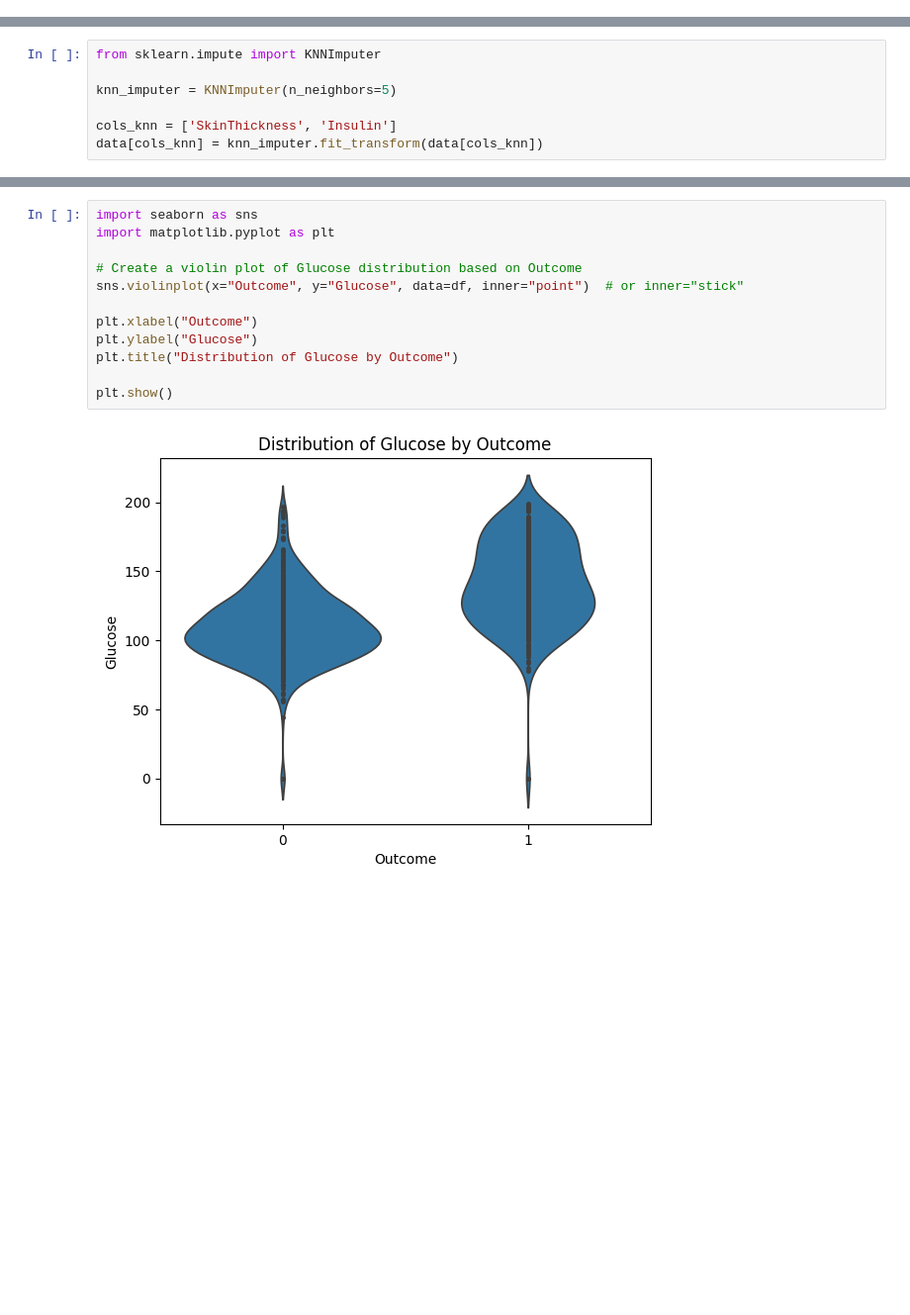
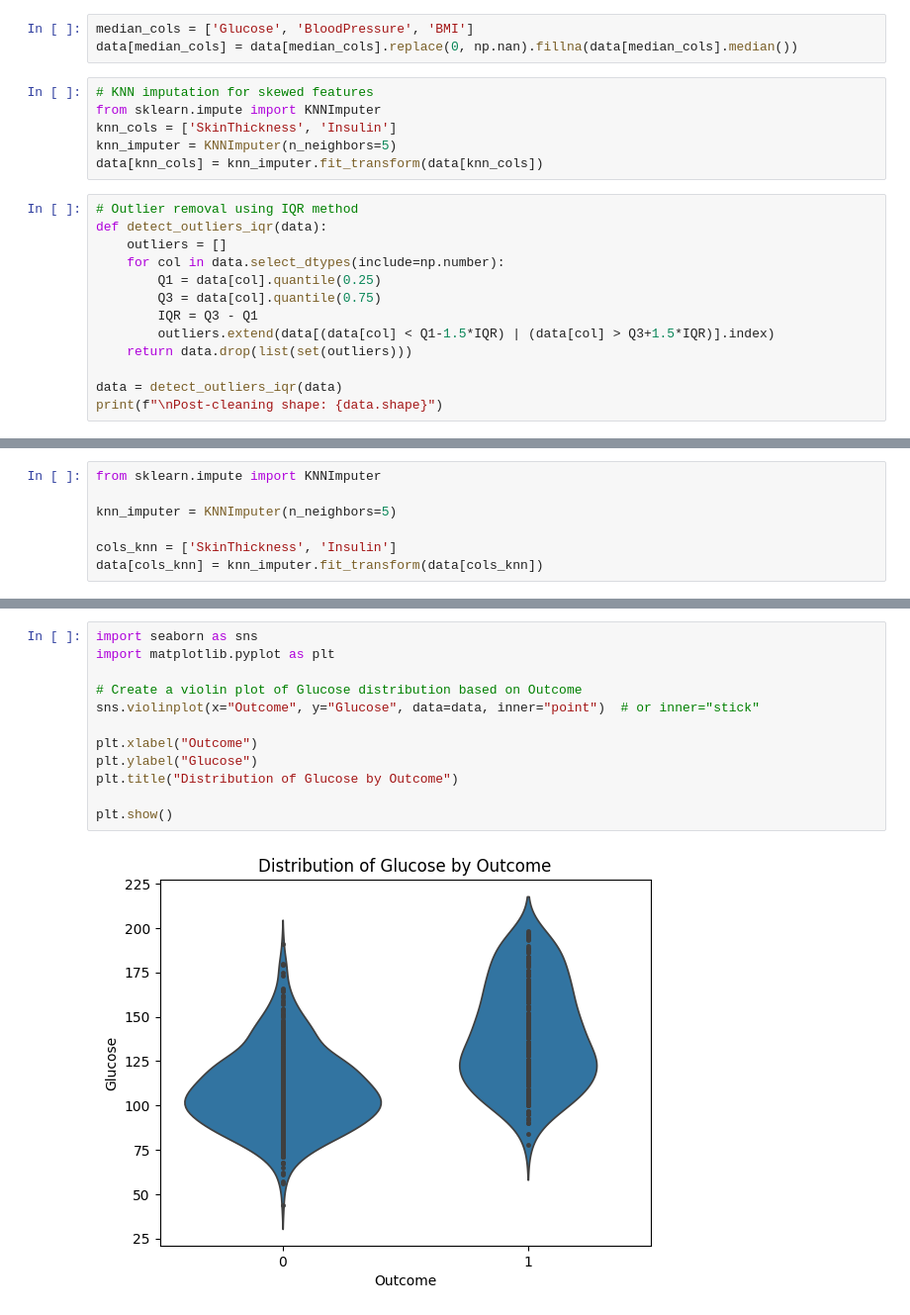
Before and after one commit to saumya-699/Data-Analytics-Process-and-Interpretation, a Jupyter notebook: Data_Analytics_Process_and_Interpretation.ipynb, the cells around one changed output, grey strips where cells are left out. Shown at 99% size. Cells and saved outputs as stored; diff of their text form; blank space fills up the shorter version.

```diff
--- a/Data_Analytics_Process_and_Interpretation.ipynb
+++ b/Data_Analytics_Process_and_Interpretation.ipynb
@@ -14,0 +129,22 @@ data = pd.read_csv('/content/drive/MyDrive/BIS/diabetes.csv')
+# %%
+median_cols = ['Glucose', 'BloodPressure', 'BMI']
+data[median_cols] = data[median_cols].replace(0, np.nan).fillna(data[median_cols].median())
+# %%
+# KNN imputation for skewed features
+from sklearn.impute import KNNImputer
+knn_cols = ['SkinThickness', 'Insulin']
+knn_imputer = KNNImputer(n_neighbors=5)
+data[knn_cols] = knn_imputer.fit_transform(data[knn_cols])
+# %%
+# Outlier removal using IQR method
+def detect_outliers_iqr(data):
+    outliers = []
+    for col in data.select_dtypes(include=np.number):
+        Q1 = data[col].quantile(0.25)
+        Q3 = data[col].quantile(0.75)
+        IQR = Q3 - Q1
+        outliers.extend(data[(data[col] < Q1-1.5*IQR) | (data[col] > Q3+1.5*IQR)].index)
+    return data.drop(list(set(outliers)))
+
+data = detect_outliers_iqr(data)
+print(f"\nPost-cleaning shape: {data.shape}")
@@ -206,14 +455,14 @@ plt.show()
 # %%
 import seaborn as sns
 import matplotlib.pyplot as plt
 
 # Create a violin plot of Glucose distribution based on Outcome
-sns.violinplot(x="Outcome", y="Glucose", data=df, inner="point")  # or inner="stick"
+sns.violinplot(x="Outcome", y="Glucose", data=data, inner="point")  # or inner="stick"
 
 plt.xlabel("Outcome")
 plt.ylabel("Glucose")
 plt.title("Distribution of Glucose by Outcome")
 
 plt.show()
 # %% [output]
-[figure, old version]
+[figure, new version]
```
Also changed, not shown: parts of 41 cells of this notebook.
